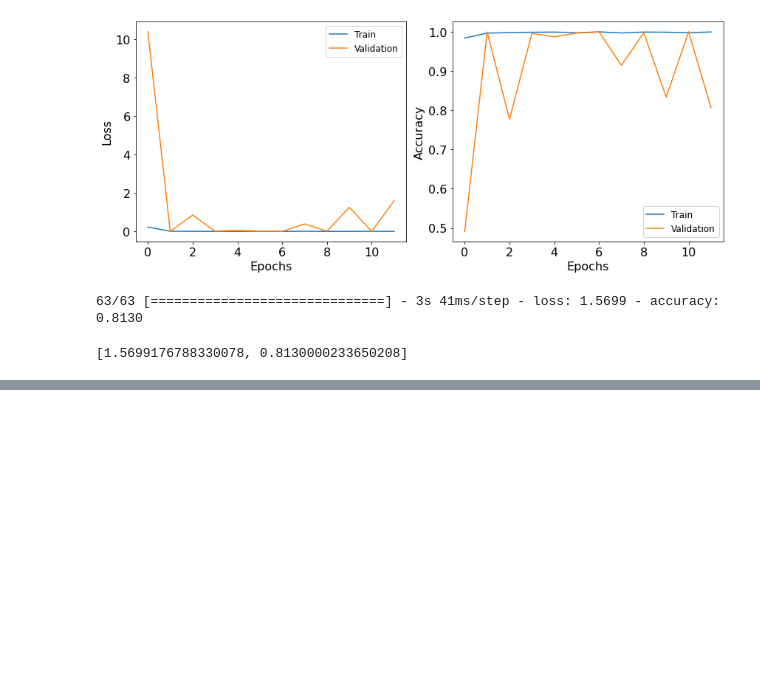
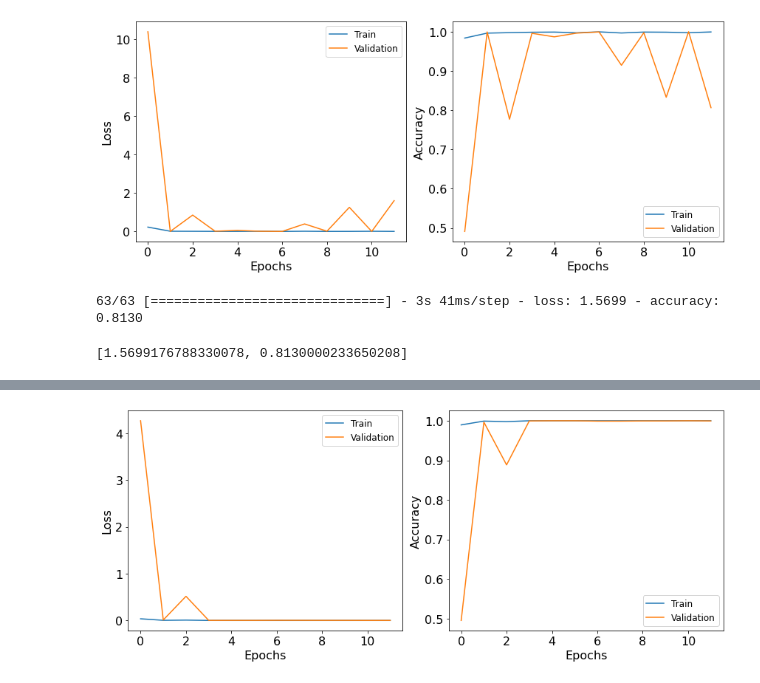
Before and after one commit to kkonstantin182/face-comic-recognizer, a Jupyter notebook: notebooks/vgg_results.ipynb, the cells around one changed output, grey strips where cells are left out. Saved outputs shown, nothing was run; the diff lists cells and outputs as text; code cells hidden in the pictures; blank space fills up the shorter version.

Commit message:
Optimized model added

```diff
--- a/notebooks/vgg_results.ipynb
+++ b/notebooks/vgg_results.ipynb
@@ -163,11 +173,11 @@ def vgg_compile(lr, drop_rate):
                  metrics=['accuracy'])
     return model
 # %%
-@measure_time
 def train_test(lr=LEARNING_RATE,
                drop_rate=DROPOUT_RATE,
                ep=EPOCHS,
-               bs=BATCH_SIZE):
+               bs=BATCH_SIZE,
+               save=True):
 
     path = '/content/drive/MyDrive/Github/face-comic-recognizer/models/saved_models'
     full_path = os.path.join(path, datetime.datetime.now().strftime("%Y%m%d-%H%M%S"))
@@ -185,7 +195,8 @@ def train_test(lr=LEARNING_RATE,
               batch_size=bs,
               callbacks=callbacks)
 
-    model.save(full_path, save_format='tf')
+    if save:
+        model.save(full_path, save_format='tf')
 
     return model
 # %%
@@ -241,0 +296,6 @@ https://www.tensorflow.org/decision_forests/tutorials/automatic_tuning_colab
+# %%
+EPOCHS = 12
+LEARNING_RATE = 1e-4
+DROPOUT_RATE = 1e-1
+# %%
+optimized_model = train_test(lr=LEARNING_RATE, drop_rate=DROPOUT_RATE, ep=EPOCHS)
@@ -241,0 +321,4 @@ https://www.tensorflow.org/decision_forests/tutorials/automatic_tuning_colab
+# %%
+plot_loss_accuracy(optimized_model, epoch=EPOCHS)
+# %% [output]
+[figure, added]
```
Also changed, not shown: parts of 13 cells of this notebook.
